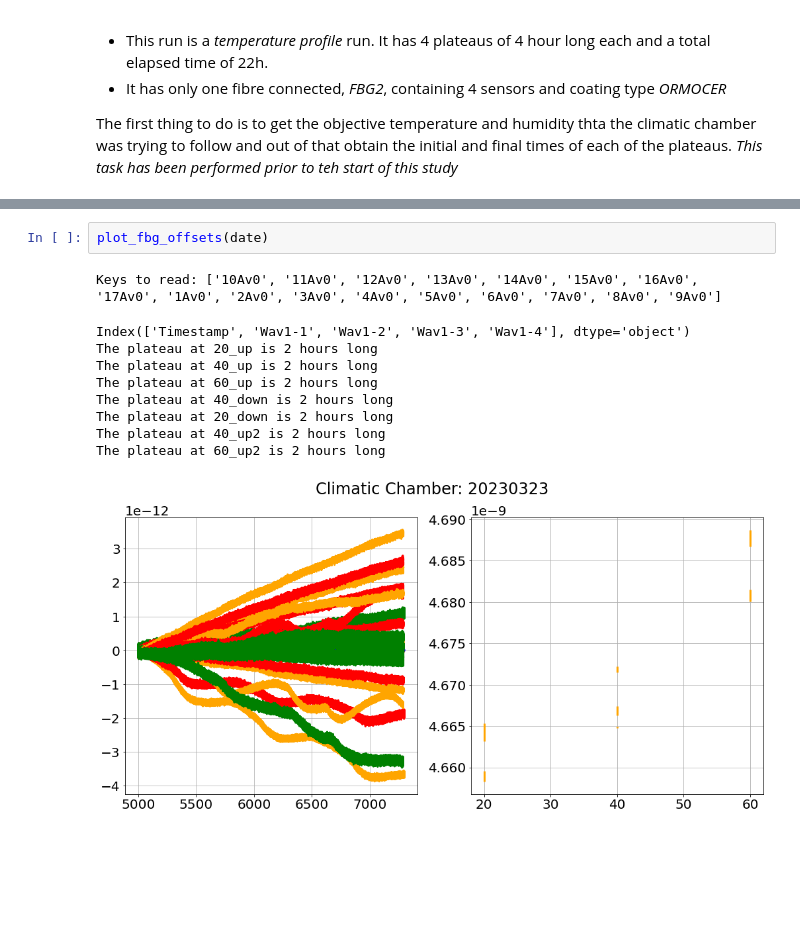
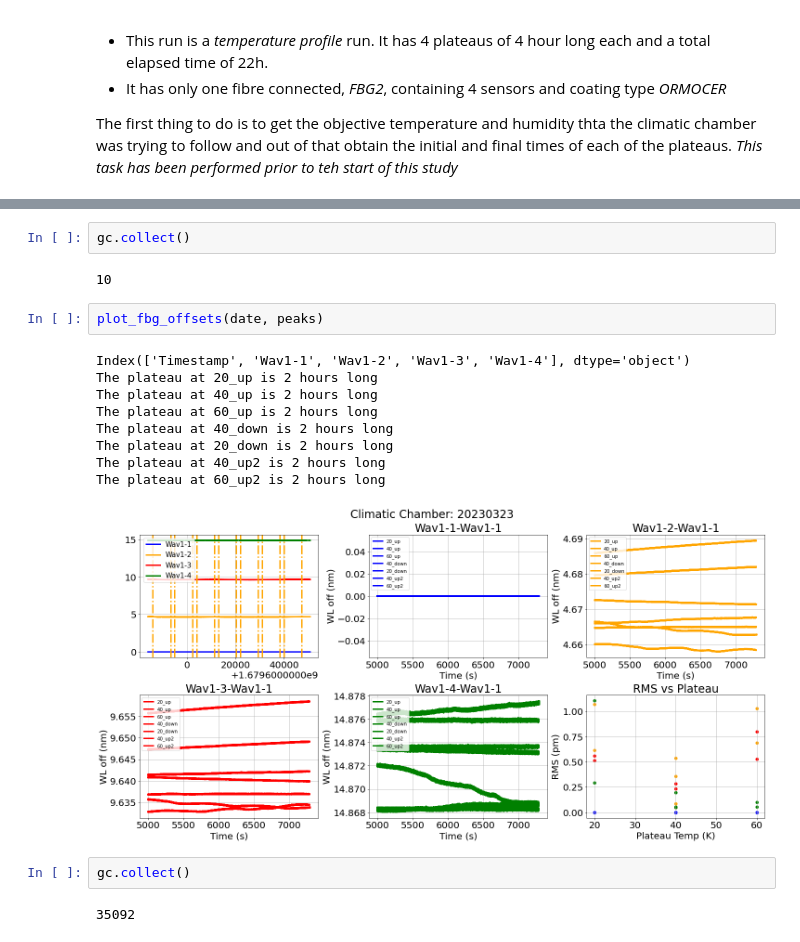
Before and after one commit to jcapo96/FBG_TMS, a Jupyter notebook: ana/march_runs/fbgs_characterisation.ipynb, the cells around one changed output, grey strips where cells are left out. Cells and saved outputs as stored; diff of their text form; blank space fills up the shorter version.

```diff
--- a/ana/march_runs/fbgs_characterisation.ipynb
+++ b/ana/march_runs/fbgs_characterisation.ipynb
@@ -169,14 +369,21 @@ The plateau at 60_up2 is 2 hours long
+# %%
+gc.collect()
+# %% [output]
+10
 # %%
-plot_fbg_offsets(date)
+plot_fbg_offsets(date, peaks)
 # %% [output]
-Keys to read: ['10Av0', '11Av0', '12Av0', '13Av0', '14Av0', '15Av0', '16Av0', '17Av0', '1Av0', '2Av0', '3Av0', '4Av0', '5Av0', '6Av0', '7Av0', '8Av0', '9Av0']
+Index(['Timestamp', 'Wav1-1', 'Wav1-2', 'Wav1-3', 'Wav1-4'], dtype='object')
+The plateau at 20_up is 2 hours long
+The plateau at 40_up is 2 hours long
+The plateau at 60_up is 2 hours long
+The plateau at 40_down is 2 hours long
+The plateau at 20_down is 2 hours long
+The plateau at 40_up2 is 2 hours long
+The plateau at 60_up2 is 2 hours long
-Index(['Timestamp', 'Wav1-1', 'Wav1-2', 'Wav1-3', 'Wav1-4'], dtype='object')
-The plateau at 20_up is 2 hours long
-The plateau at 40_up is 2 hours long
-The plateau at 60_up is 2 hours long
-The plateau at 40_down is 2 hours long
-The plateau at 20_down is 2 hours long
-The plateau at 40_up2 is 2 hours long
-The plateau at 60_up2 is 2 hours long
-[figure, old version]
+[figure, new version]
+# %%
+gc.collect()
+# %% [output]
+35092
 # %%
```
Also changed, not shown: parts of 22 cells of this notebook, 3 other files.
